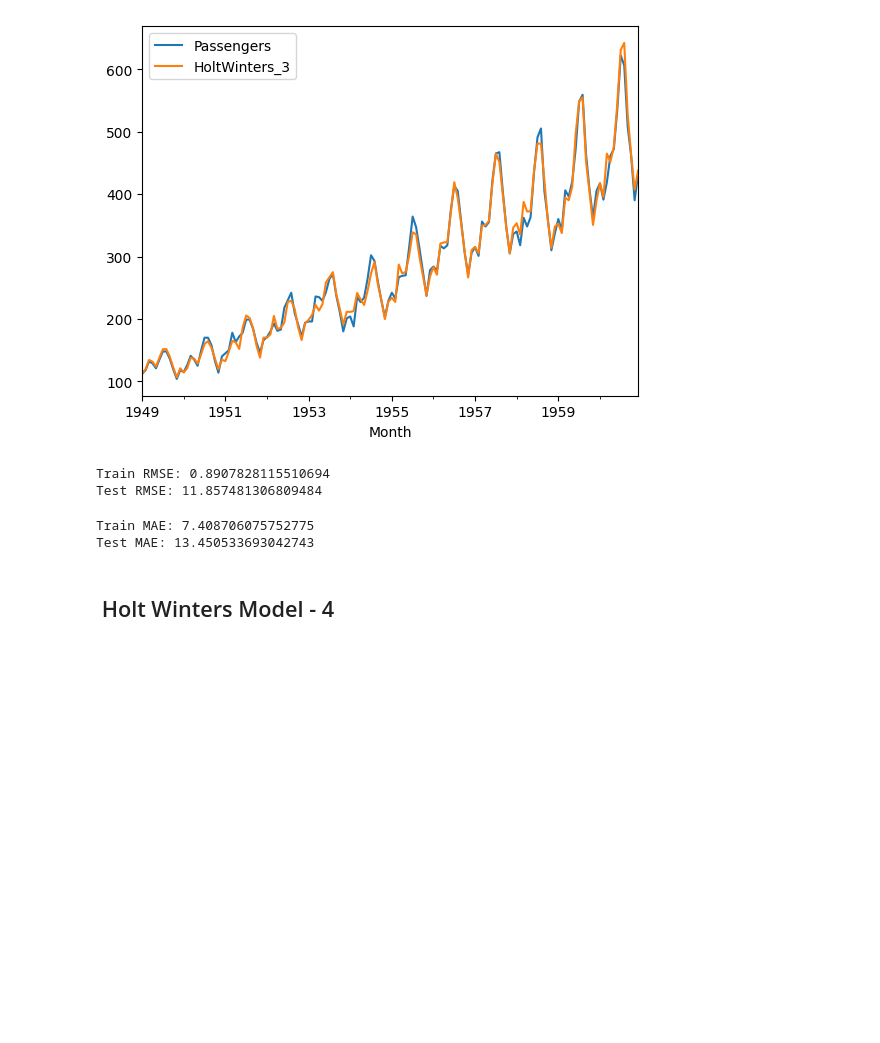
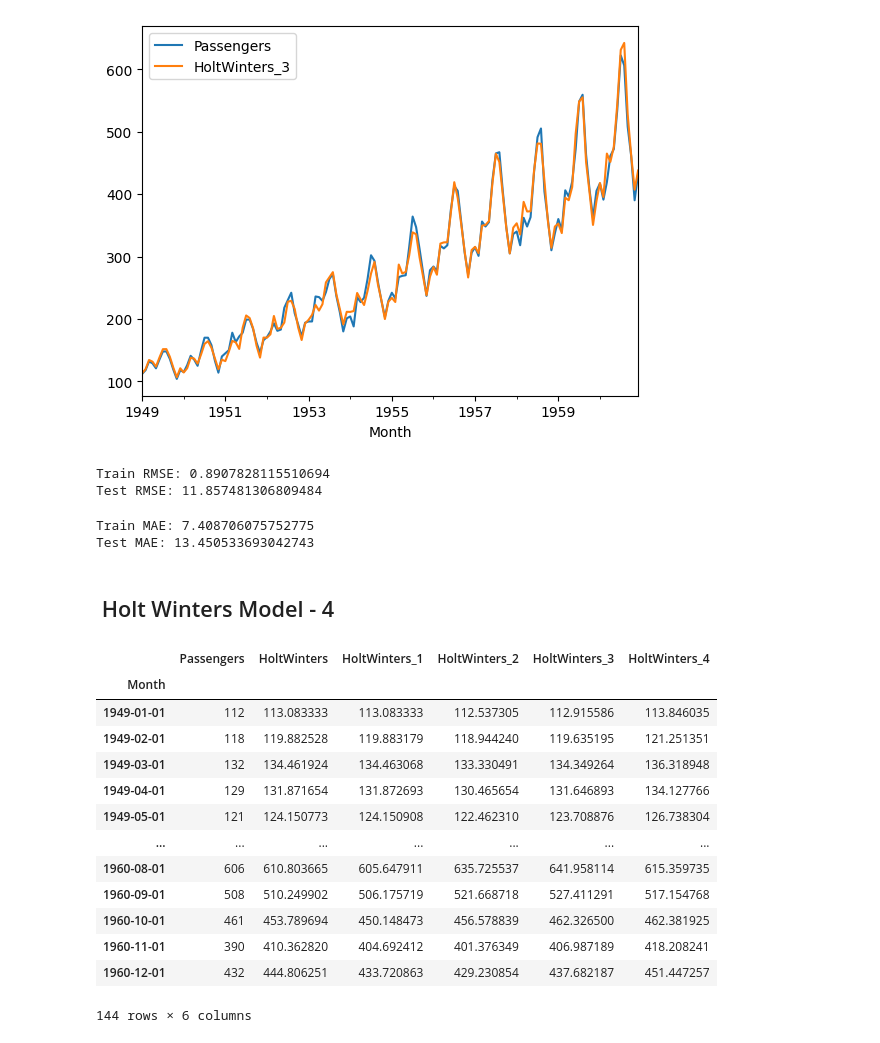
Before and after one commit to MuhammedIkbalKARADELI/python_forcesting, a Jupyter notebook: exponential_smooting_method/holt_winters.ipynb, the cells around one changed output. Saved outputs shown, nothing was run; the diff lists cells and outputs as text; code cells hidden in the pictures; blank space fills up the shorter version.

```diff
--- a/exponential_smooting_method/holt_winters.ipynb
+++ b/exponential_smooting_method/holt_winters.ipynb
@@ -197,15 +197,30 @@ Test MAE: 13.450533693042743
 # %% [markdown]
 ##  Holt Winters Model - 4
 # %%
-holt_winters_train_3 = ExponentialSmoothing(train["Passengers"],
+holt_winters_train_4 = ExponentialSmoothing(train["Passengers"],
                           initialization_method="legacy-heuristic",
                           trend="mul",
                           seasonal="add",
                           seasonal_periods=12)
 
-res_hw_train_3 =  holt_winters_train_3.fit()
+res_hw_train_4 =  holt_winters_train_4.fit()
 
 
-df.loc[train_idx, "HoltWinters_3"] = res_hw_train_3.fittedvalues
-df.loc[test_idx, "HoltWinters_3"] = res_hw_train_3.forecast(N_test)
+df.loc[train_idx, "HoltWinters_4"] = res_hw_train_4.fittedvalues
+df.loc[test_idx, "HoltWinters_4"] = res_hw_train_4.forecast(N_test)
 df
+# %% [output]
+|  | Passengers | HoltWinters | HoltWinters_1 | HoltWinters_2 | HoltWinters_3 | HoltWinters_4 |
+| Month |  |  |  |  |  |  |
+| 1949-01-01 | 112 | 113.083333 | 113.083333 | 112.537305 | 112.915586 | 113.846035 |
+| 1949-02-01 | 118 | 119.882528 | 119.883179 | 118.944240 | 119.635195 | 121.251351 |
+| 1949-03-01 | 132 | 134.461924 | 134.463068 | 133.330491 | 134.349264 | 136.318948 |
+| 1949-04-01 | 129 | 131.871654 | 131.872693 | 130.465654 | 131.646893 | 134.127766 |
+| 1949-05-01 | 121 | 124.150773 | 124.150908 | 122.462310 | 123.708876 | 126.738304 |
+| ... | ... | ... | ... | ... | ... | ... |
+| 1960-08-01 | 606 | 610.803665 | 605.647911 | 635.725537 | 641.958114 | 615.359735 |
+| 1960-09-01 | 508 | 510.249902 | 506.175719 | 521.668718 | 527.411291 | 517.154768 |
+| 1960-10-01 | 461 | 453.789694 | 450.148473 | 456.578839 | 462.326500 | 462.381925 |
+| 1960-11-01 | 390 | 410.362820 | 404.692412 | 401.376349 | 406.987189 | 418.208241 |
+| 1960-12-01 | 432 | 444.806251 | 433.720863 | 429.230854 | 437.682187 | 451.447257 |
+144 rows × 6 columns
```
Also changed, not shown: parts of 3 cells of this notebook, 1 other file.
